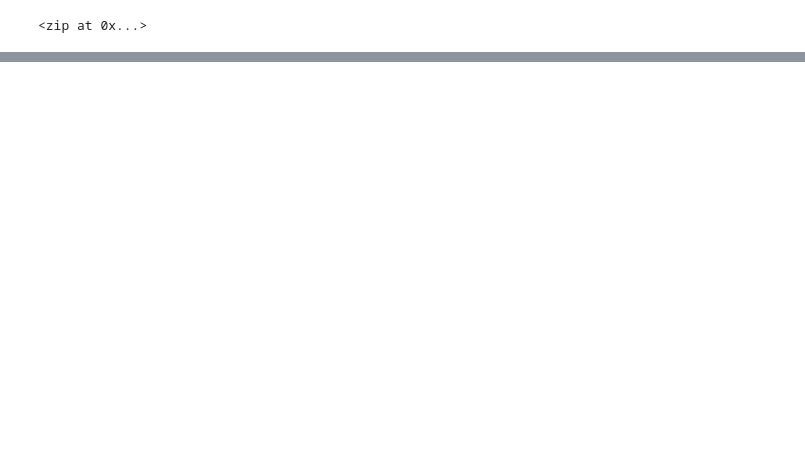
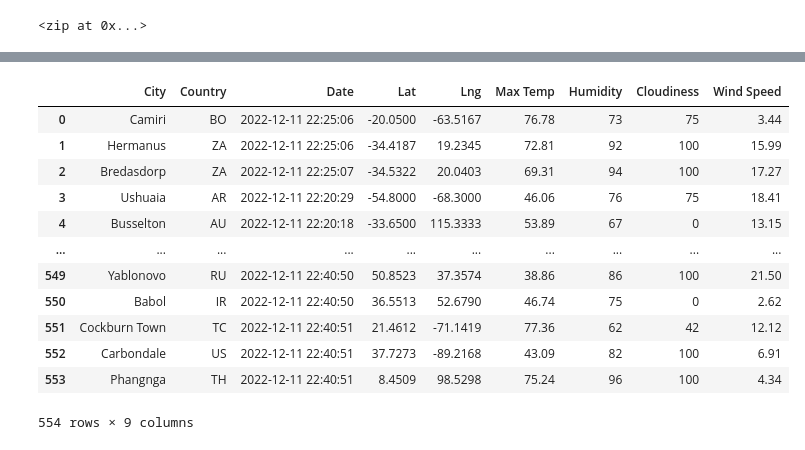
Before and after one commit to betsysavage/World_Weather_Analysis, a Jupyter notebook: WeatherPy.ipynb, the cells around one changed output, grey strips where cells are left out. Saved outputs shown, nothing was run; the diff lists cells and outputs as text; code cells hidden in the pictures; blank space fills up the shorter version.

Commit message:
Updated weatherpy with latest module activities

```diff
--- a/WeatherPy.ipynb
+++ b/WeatherPy.ipynb
@@ -53,0 +54,9 @@ len(cities)
+# %%
+# Import the requests library.
+import requests
+
+# Import the API key.
+from config import weather_api_key
+
+# Starting URL for Weather Map API Call.
+url = "http://api.openweathermap.org/data/2.5/weather?units=Imperial&APPID=" + weather_api_key
@@ -53,0 +147,4 @@ len(cities)
+# %%
+# Convert the array of dictionaries to a Pandas DataFrame.
+city_data_df = pd.DataFrame(city_data)
+city_data_df.head(10)
@@ -53,0 +163,18 @@ len(cities)
+# %%
+new_column_order = ["City","Country","Date","Lat","Lng","Max Temp","Humidity","Cloudiness","Wind Speed"]
+city_data_df = city_data_df[new_column_order]
+city_data_df
+# %% [output]
+|  | City | Country | Date | Lat | Lng | Max Temp | Humidity | Cloudiness | Wind Speed |
+| 0 | Camiri | BO | 2022-12-11 22:25:06 | -20.0500 | -63.5167 | 76.78 | 73 | 75 | 3.44 |
+| 1 | Hermanus | ZA | 2022-12-11 22:25:06 | -34.4187 | 19.2345 | 72.81 | 92 | 100 | 15.99 |
+| 2 | Bredasdorp | ZA | 2022-12-11 22:25:07 | -34.5322 | 20.0403 | 69.31 | 94 | 100 | 17.27 |
+| 3 | Ushuaia | AR | 2022-12-11 22:20:29 | -54.8000 | -68.3000 | 46.06 | 76 | 75 | 18.41 |
+| 4 | Busselton | AU | 2022-12-11 22:20:18 | -33.6500 | 115.3333 | 53.89 | 67 | 0 | 13.15 |
+| ... | ... | ... | ... | ... | ... | ... | ... | ... | ... |
+| 549 | Yablonovo | RU | 2022-12-11 22:40:50 | 50.8523 | 37.3574 | 38.86 | 86 | 100 | 21.50 |
+| 550 | Babol | IR | 2022-12-11 22:40:50 | 36.5513 | 52.6790 | 46.74 | 75 | 0 | 2.62 |
+| 551 | Cockburn Town | TC | 2022-12-11 22:40:51 | 21.4612 | -71.1419 | 77.36 | 62 | 42 | 12.12 |
+| 552 | Carbondale | US | 2022-12-11 22:40:51 | 37.7273 | -89.2168 | 43.09 | 82 | 100 | 6.91 |
+| 553 | Phangnga | TH | 2022-12-11 22:40:51 | 8.4509 | 98.5298 | 75.24 | 96 | 100 | 4.34 |
+554 rows × 9 columns
```
Also changed, not shown: parts of 6 cells of this notebook.
